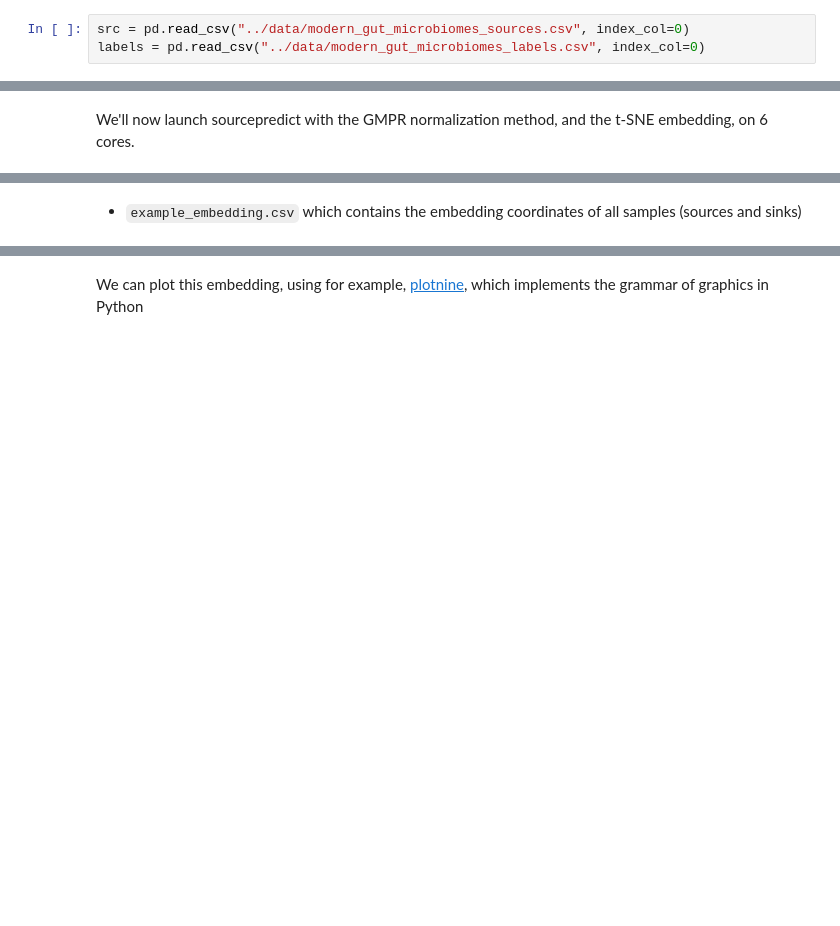
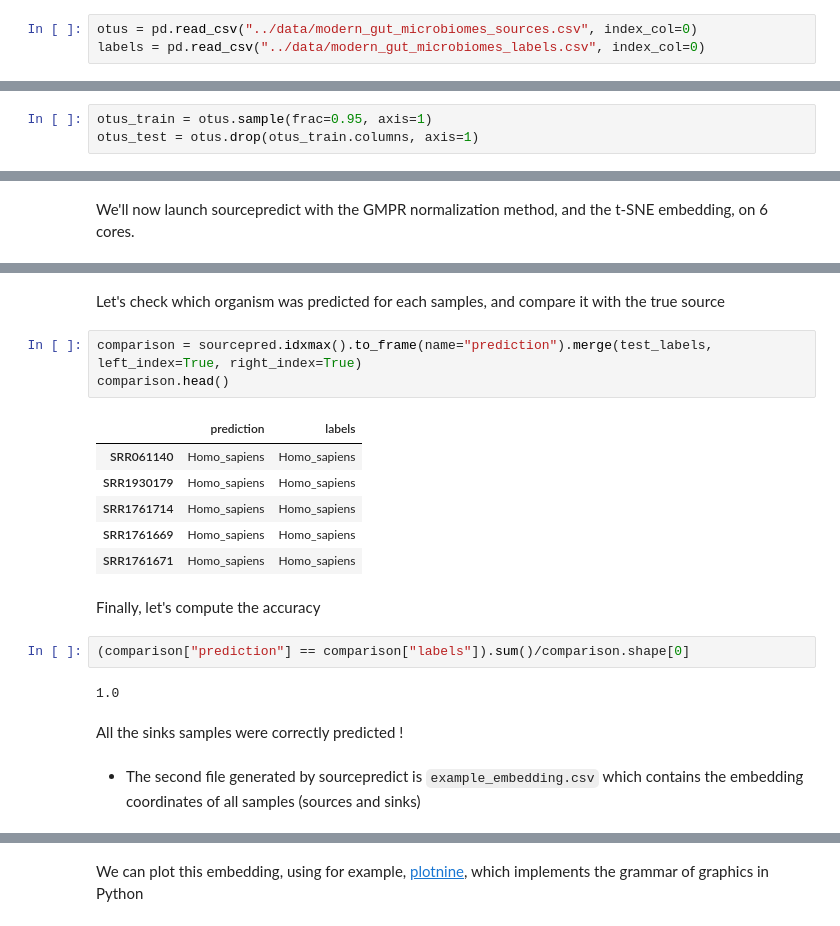
Before and after one commit to maxibor/sourcepredict, a Jupyter notebook: notebooks/run_example.ipynb, the cells around one changed output, grey strips where cells are left out. Drawn from its saved outputs; the diff is of its cells as text; blank space fills up the shorter version.

Commit message:
add example

```diff
--- a/notebooks/run_example.ipynb
+++ b/notebooks/run_example.ipynb
@@ -12,4 +14,4 @@ The [example source files](https://github.com/maxibor/sourcepredict/blob/master/
 # %%
-src = pd.read_csv("../data/modern_gut_microbiomes_sources.csv", index_col=0)
+otus = pd.read_csv("../data/modern_gut_microbiomes_sources.csv", index_col=0)
 labels = pd.read_csv("../data/modern_gut_microbiomes_labels.csv", index_col=0)
 # %% [markdown]
@@ -52,0 +43,3 @@ sink.head()
+# %%
+otus_train = otus.sample(frac=0.95, axis=1)
+otus_test = otus.drop(otus_train.columns, axis=1)
@@ -92,5 +100,25 @@ pd.read_csv("dog_test_sample.sourcepredict.csv", index_col=0)
+# %% [markdown]
+Let's check which organism was predicted for each samples, and compare it with the true source
+# %%
+comparison = sourcepred.idxmax().to_frame(name="prediction").merge(test_labels, left_index=True, right_index=True)
+comparison.head()
+# %% [output]
+|  | prediction | labels |
+| SRR061140 | Homo_sapiens | Homo_sapiens |
+| SRR1930179 | Homo_sapiens | Homo_sapiens |
+| SRR1761714 | Homo_sapiens | Homo_sapiens |
+| SRR1761669 | Homo_sapiens | Homo_sapiens |
+| SRR1761671 | Homo_sapiens | Homo_sapiens |
+# %% [markdown]
+Finally, let's compute the accuracy
+# %%
+(comparison["prediction"] == comparison["labels"]).sum()/comparison.shape[0]
+# %% [output]
+1.0
+# %% [markdown]
+All the sinks samples were correctly predicted !
 # %% [markdown]
-- `example_embedding.csv` which contains the embedding coordinates of all samples (sources and sinks)
+- The second file generated by sourcepredict is `example_embedding.csv` which contains the embedding coordinates of all samples (sources and sinks)
 # %%
 embed = pd.read_csv("example_embedding.csv", index_col=0)
 embed.head()
```
Also changed, not shown: parts of 41 cells of this notebook, 3 other files.
